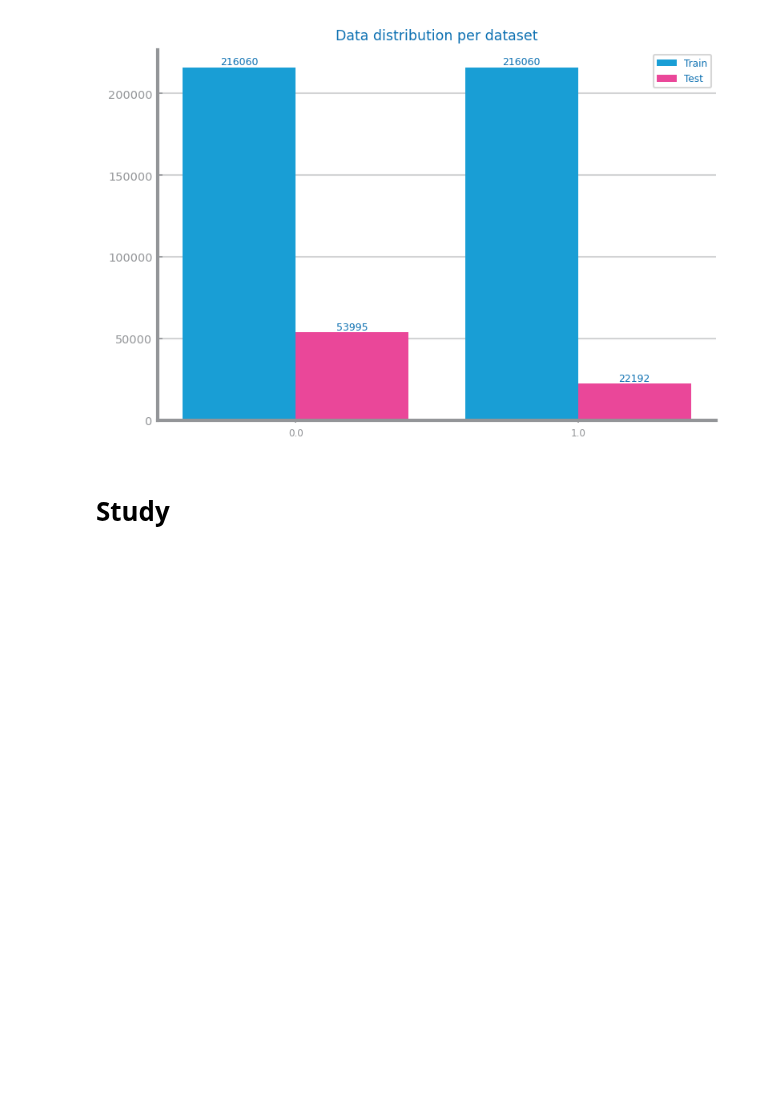
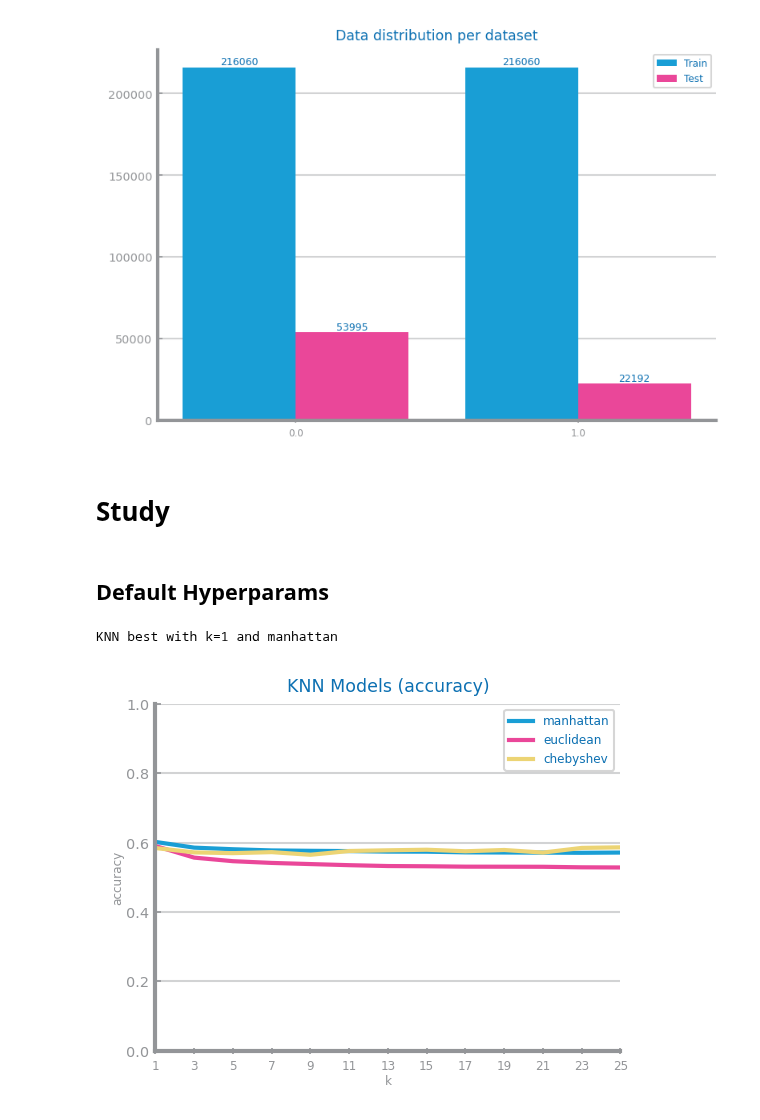
Before and after one commit to esteves3/data-science, a Jupyter notebook: pos-covid-evaluation-KNN.ipynb, the cells around one changed output. Drawn from its saved outputs; the diff is of its cells as text; code cells hidden in the pictures; blank space fills up the shorter version.

Commit message:
pos-covid knn eval

```diff
--- a/pos-covid-evaluation-KNN.ipynb
+++ b/pos-covid-evaluation-KNN.ipynb
@@ -39,3 +43,53 @@ plt.show()
 [figure]
 # %% [markdown]
 # Study
+# %%
+trnX = train.copy(deep=True)
+trnY = trnX[target]
+trnX = trnX.drop(target, axis=1)
+
+tstX = test.copy(deep=True)
+tstY = tstX[target]
+tstX = tstX.drop(target, axis=1)
+# %%
+def knn_study(
+        trnX: ndarray, trnY: array, tstX: ndarray, tstY: array, k_max: int=19, lag: int=2, metric='accuracy'
+        ) -> tuple[KNeighborsClassifier | None, dict]:
+    dist: list[Literal['manhattan', 'euclidean', 'chebyshev']] = ['manhattan', 'euclidean', 'chebyshev']
+
+    kvalues: list[int] = [i for i in range(1, k_max+1, lag)]
+    best_model: KNeighborsClassifier | None = None
+    best_params: dict = {'name': 'KNN', 'metric': metric, 'params': ()}
+    best_performance: float = 0.0
+
+    values: dict[str, list] = {}
+    for d in dist:
+        y_tst_values: list = []
+        for k in kvalues:
+            clf = KNeighborsClassifier(n_neighbors=k, metric=d)
+            clf.fit(trnX, trnY)
+            prdY: array = clf.predict(tstX)
+            eval: float = CLASS_EVAL_METRICS[metric](tstY, prdY)
+            y_tst_values.append(eval)
+            if eval - best_performance > DELTA_IMPROVE:
+                best_performance: float = eval
+                best_params['params'] = (k, d)
+                best_model = clf
+            print(f'KNN {d} k={k}')
+        values[d] = y_tst_values
+    print(f'KNN best with k={best_params['params'][0]} and {best_params['params'][1]}')
+    plot_multiline_chart(kvalues, values, title=f'KNN Models ({metric})', xlabel='k', ylabel=metric, percentage=True)
+
+    return best_model, best_params
+# %% [markdown]
+## Default Hyperparams
+# %%
+eval_metric = "accuracy"
+
+plt.figure()
+best_model_acc_1, params_acc_1 = knn_study(trnX, trnY, tstX, tstY, k_max=25, metric=eval_metric)
+plt.savefig(f"images/{file_tag}_knn_{eval_metric}_study.png")
+plt.show()
+# %% [output]
+KNN best with k=1 and manhattan
+[figure, added]
```
Also changed, not shown: parts of 7 cells of this notebook, 5 other files.
